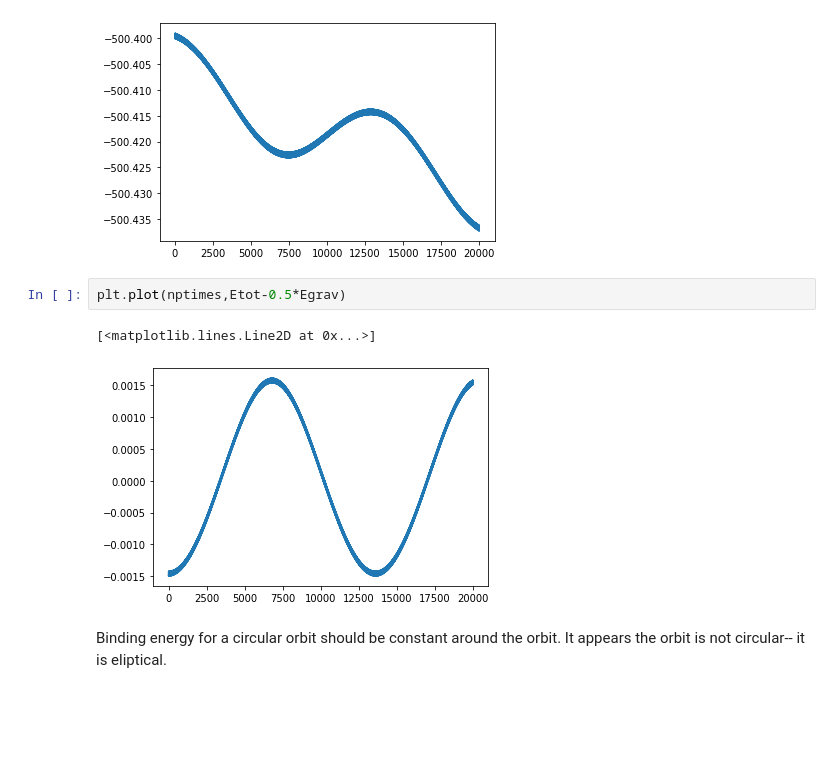
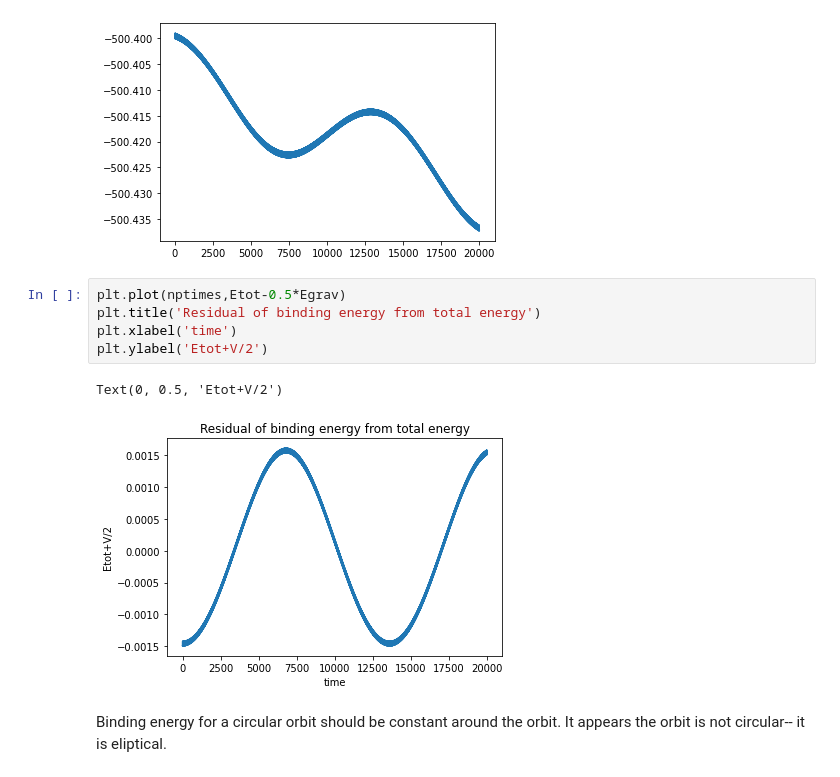
Before and after one commit to sdorsher/ThreeBodyOrbits, a Jupyter notebook: TwoStarsOnePlanet_convergenceTest.ipynb, the cells around one changed output. Saved outputs shown, nothing was run; the diff lists cells and outputs as text; blank space fills up the shorter version.

```diff
--- a/TwoStarsOnePlanet_convergenceTest.ipynb
+++ b/TwoStarsOnePlanet_convergenceTest.ipynb
@@ -899,9 +899,12 @@ plt.plot(nptimes,BindingSystem-ExactBindingPlanet)
 [figure]
 # %%
 plt.plot(nptimes,Etot-0.5*Egrav)
+plt.title('Residual of binding energy from total energy')
+plt.xlabel('time')
+plt.ylabel('Etot+V/2')
 # %% [output]
-[<matplotlib.lines.Line2D at 0x...>]
+Text(0, 0.5, 'Etot+V/2')
-[figure, old version]
+[figure, new version]
 # %% [markdown]
 Binding energy for a circular orbit should be constant around the orbit. It appears the orbit is not circular-- it is eliptical.
 # %%
```
Also changed, not shown: parts of 8 cells of this notebook.
